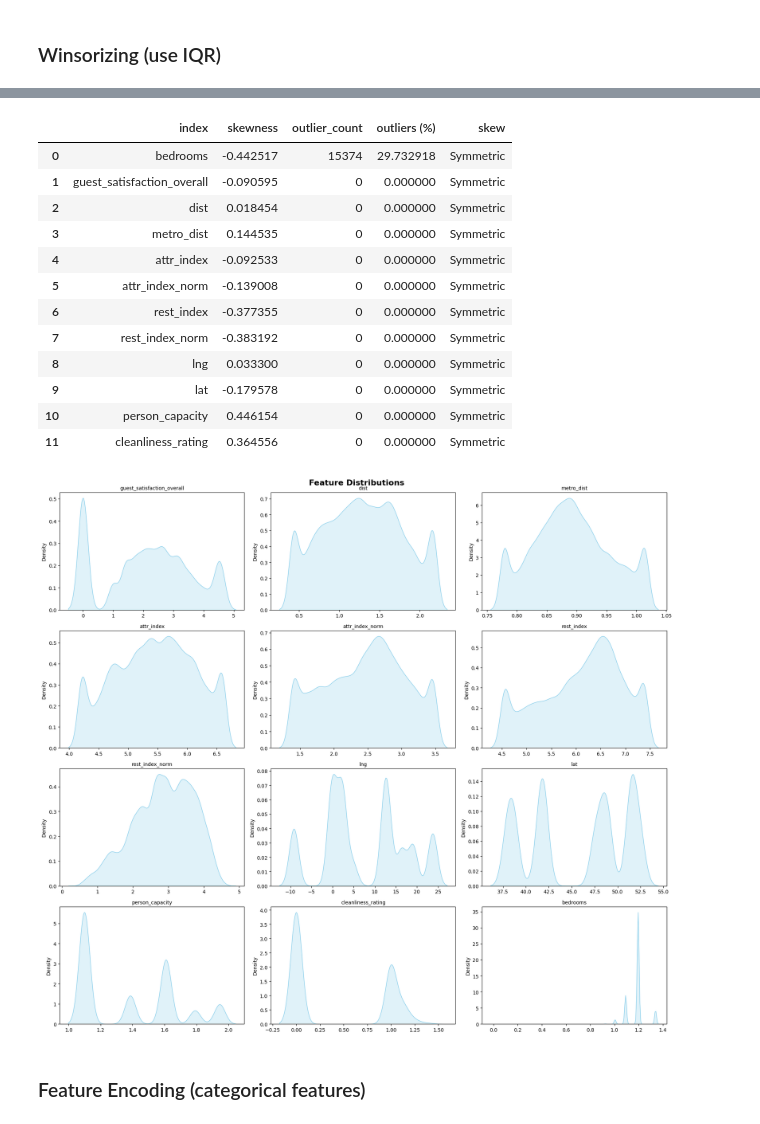
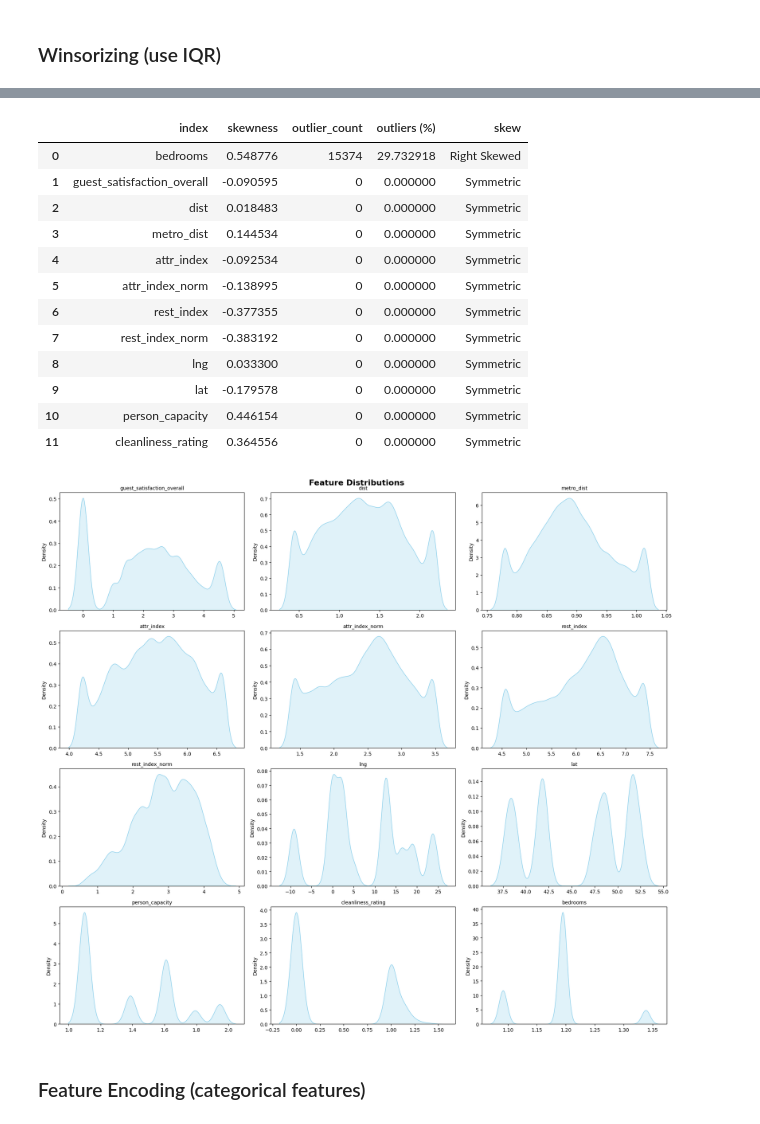
Before and after one commit to FiZufa/Final-Project-Rakamin, a Jupyter notebook: Notebooks/2_Data_Preprocessing..ipynb, the cells around one changed output, grey strips where cells are left out. Saved outputs shown, nothing was run; the diff lists cells and outputs as text; code cells hidden in the pictures.

```diff
--- a/Notebooks/2_Data_Preprocessing..ipynb
+++ b/Notebooks/2_Data_Preprocessing..ipynb
@@ -342,15 +345,15 @@ for feature in ['metro_dist', 'guest_satisfaction_overall', 'attr_index', 'rest_
 # %%
-outliers_data = detect_outliers(df_transformed2)
+outliers_data = detect_outliers(df_transformed)
 
 outliers_data
 # %% [output]
 |  | index | skewness | outlier_count | outliers (%) | skew |
-| 0 | bedrooms | -0.442517 | 15374 | 29.732918 | Symmetric |
+| 0 | bedrooms | 0.548776 | 15374 | 29.732918 | Right Skewed |
 | 1 | guest_satisfaction_overall | -0.090595 | 0 | 0.000000 | Symmetric |
-| 2 | dist | 0.018454 | 0 | 0.000000 | Symmetric |
-| 3 | metro_dist | 0.144535 | 0 | 0.000000 | Symmetric |
-| 4 | attr_index | -0.092533 | 0 | 0.000000 | Symmetric |
-| 5 | attr_index_norm | -0.139008 | 0 | 0.000000 | Symmetric |
+| 2 | dist | 0.018483 | 0 | 0.000000 | Symmetric |
+| 3 | metro_dist | 0.144534 | 0 | 0.000000 | Symmetric |
+| 4 | attr_index | -0.092534 | 0 | 0.000000 | Symmetric |
+| 5 | attr_index_norm | -0.138995 | 0 | 0.000000 | Symmetric |
 | 6 | rest_index | -0.377355 | 0 | 0.000000 | Symmetric |
 | 7 | rest_index_norm | -0.383192 | 0 | 0.000000 | Symmetric |
 | 8 | lng | 0.033300 | 0 | 0.000000 | Symmetric |
@@ -358,9 +361,9 @@ outliers_data
 | 10 | person_capacity | 0.446154 | 0 | 0.000000 | Symmetric |
 | 11 | cleanliness_rating | 0.364556 | 0 | 0.000000 | Symmetric |
 # %%
-visualize_num_features_dist(df_transformed2, num_features)
+visualize_num_features_dist(df_transformed, num_features)
 # %% [output]
-[figure, old version]
+[figure, new version]
 # %% [markdown]
 ### Feature Encoding (categorical features)
 # %% [markdown]
```
Also changed, not shown: parts of 31 cells of this notebook, 23 other files.
